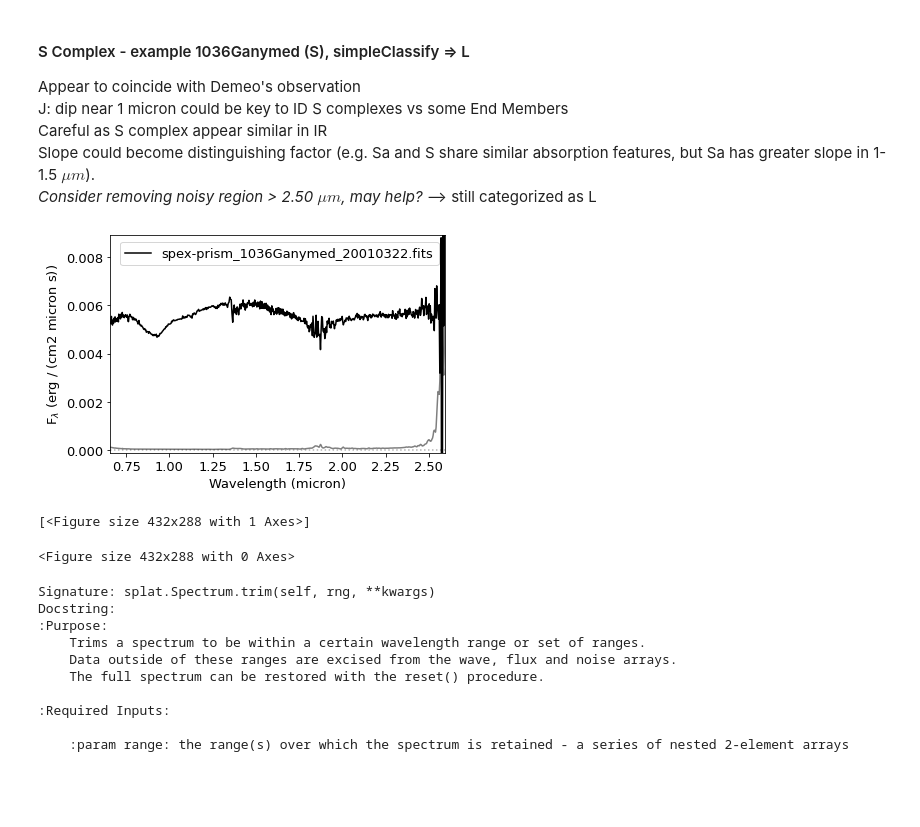
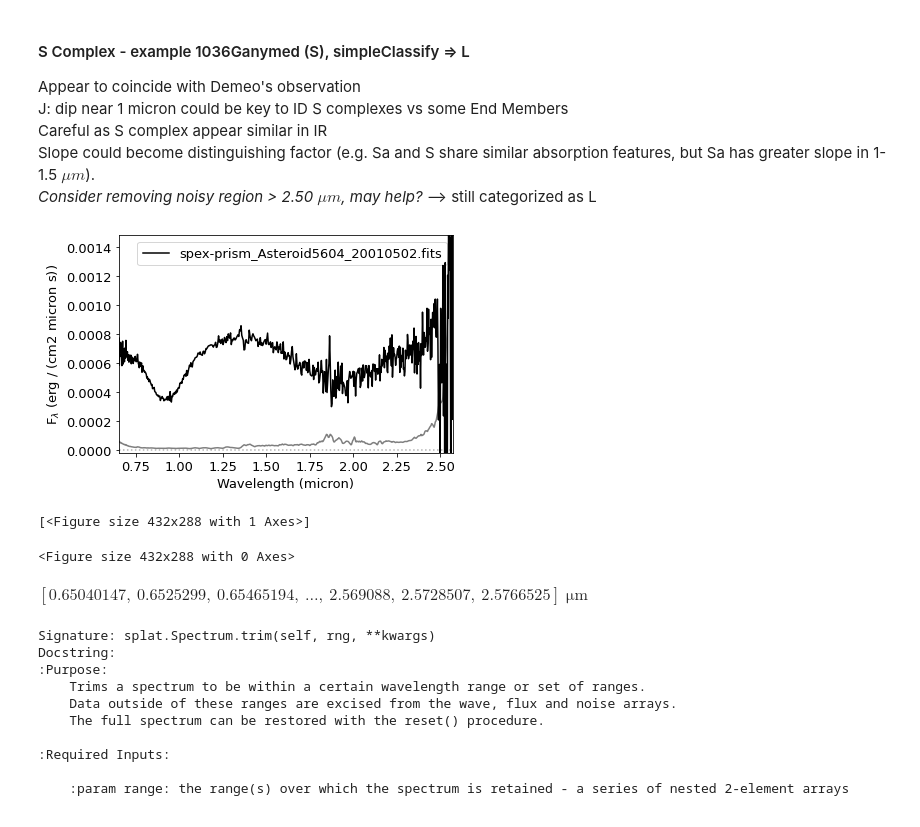
Before and after one commit to jcswong/splat_projects, a Jupyter notebook: AsteroidClassification/classifyAwsteroidV2.ipynb, the cells around one changed output. Cells and saved outputs as stored; diff of their text form; code cells hidden in the pictures; blank space fills up the shorter version.

```diff
--- a/AsteroidClassification/classifyAwsteroidV2.ipynb
+++ b/AsteroidClassification/classifyAwsteroidV2.ipynb
@@ -236,12 +543,17 @@ Careful as S complex appear similar in IR
 Slope could become distinguishing factor (e.g. Sa and S share similar absorption features, but Sa has greater slope in 1-1.5 $\mu m$).
 *Consider removing noisy region > 2.50 $\mu m$, may help?* --> still categorized as L
 # %%
-spS = sp.Spectrum('D:\\PythonCodes\\JupyterWorkspace\\spex-prism_1036Ganymed_20010322.fits')
+spS = splat.Spectrum('D:\\PythonCodes\\JupyterWorkspace\\splat_projects/spex-prism_Asteroid5604_20010502.fits')
+spS.wave
 spS.plot()
 # %% [output]
-[figure, old version]
+[figure, new version]
 [<Figure size 432x288 with 1 Axes>]
 <Figure size 432x288 with 0 Axes>
+# %%
+spS.wave
+# %% [output]
+$[0.65040147,~0.6525299,~0.65465194,~\dots,~2.569088,~2.5728507,~2.5766525] \; \mathrm{\mu m}$
 # %%
 splat.Spectrum.trim?
 # %% [output]
```
Also changed, not shown: parts of 45 cells of this notebook, 3 other files.
